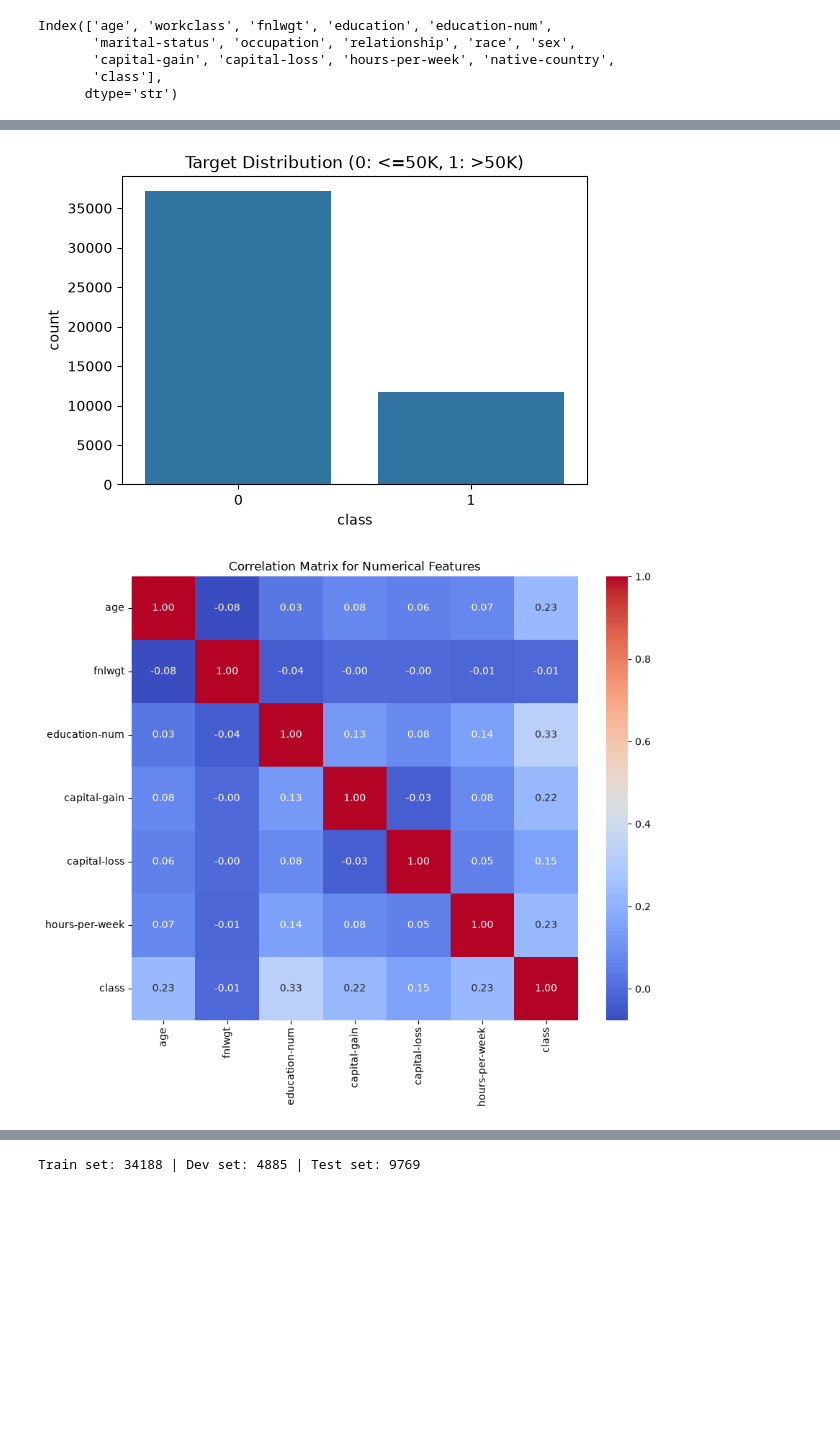
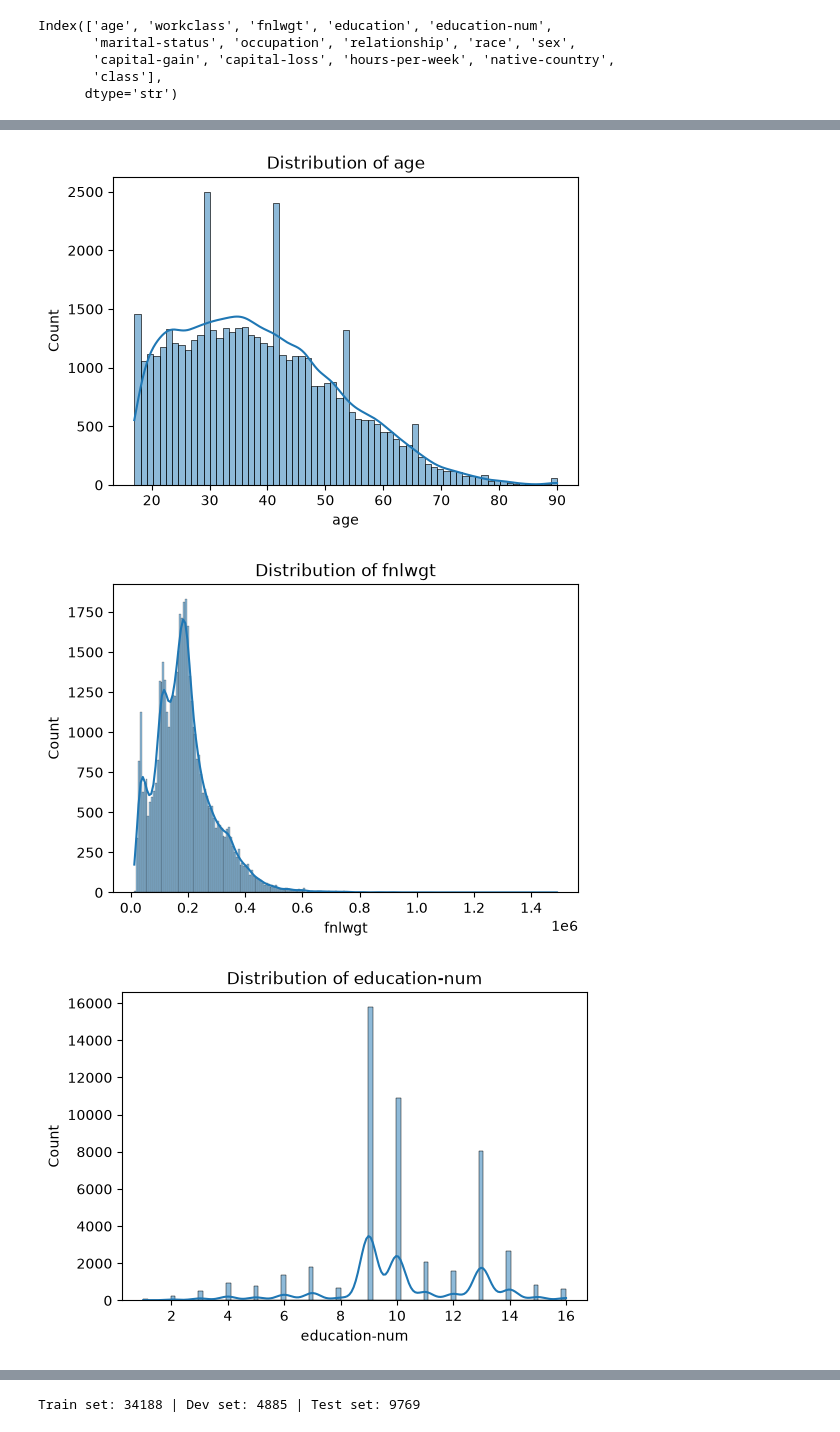
Before and after one commit to MuhammadM434-prog/Web-3-Geeks-Internship, a Jupyter notebook: Week 1/Day 1/Week1Day1Tasks.ipynb, the cells around one changed output, grey strips where cells are left out. Drawn from its saved outputs; the diff is of its cells as text; code cells hidden in the pictures; blank space fills up the shorter version.

```diff
--- a/Week 1/Day 1/Week1Day1Tasks.ipynb
+++ b/Week 1/Day 1/Week1Day1Tasks.ipynb
@@ -49,7 +51,6 @@ import matplotlib.pyplot as plt
 import seaborn as sns
 # Convert target labels to 0 and 1
 df['class'] = df['class'].str.strip().map({'<=50K': 0, '>50K': 1})
-
 # Display dataset shape, data types, and non-null counts
 print("Dataset Shape:", df.shape)
 print("\n--- Data Types & Info ---")
@@ -66,49 +67,25 @@ display(df.describe(include=['object', 'category']).T)
 # Replace string '?' placeholders with NaN if present
 df.replace('?', np.nan, inplace=True)
 
-# Calculate absolute and percentage missing values per column
-missing_data = pd.DataFrame({
-    'Missing Values': df.isnull().sum(),
-    'Percentage (%)': (df.isnull().sum() / len(df)) * 100
-})
-display(missing_data[missing_data['Missing Values'] > 0])
-
-# Imputation Strategy
-# 1. Categorical features: Fill missing values with 'Unknown'
-cat_cols = ['workclass', 'occupation', 'native-country']
-# Convert categorical columns to string/object type first
-for col in cat_cols:
-    if col in df.columns:
-        df[col] = df[col].astype(str)
-        # Replace 'nan' string or actual NaNs with 'Unknown'
-        df[col] = df[col].replace(['nan', 'NaN', '?'], 'Unknown')
-        df[col] = df[col].fillna('Unknown')
-
-# 2. Numerical features: Fill with median (if any exist)
 num_cols = df.select_dtypes(include=[np.number]).columns
 for col in num_cols:
-    if df[col].isnull().sum() > 0:
-        df[col] = df[col].fillna(df[col].median())
+    plt.figure(figsize=(6, 4))
+    sns.histplot(df[col], kde=True)
+    plt.title(f"Distribution of {col}")
+    plt.show()
 
-# Target Variable Distribution
-print("Target Class Breakdown:")
-print(df['class'].value_counts(normalize=True) * 100)
+cat_cols = df.select_dtypes(include=['object', 'category']).columns
+for col in cat_cols:
+    plt.figure(figsize=(8, 4))
+    sns.countplot(y=col, data=df, order=df[col].value_counts().index)
+    plt.title(f"Distribution of {col}")
+    plt.show()
 
-# Check Skewness of numerical values (e.g., capital-gain and capital-loss are highly skewed)
-print("\n--- Feature Skewness ---")
-print(df[num_cols].skew())
-
-# Plot target distribution
+# Plot target distribution for summary table
 plt.figure(figsize=(6, 4))
 sns.countplot(x='class', data=df)
 plt.title("Target Distribution (0: <=50K, 1: >50K)")
 plt.show()
-
-# Plot numerical feature correlations
-plt.figure(figsize=(10, 8))
-sns.heatmap(df[num_cols].corr(), annot=True, cmap='coolwarm', fmt=".2f")
-plt.title("Correlation Matrix for Numerical Features")
-plt.show()
 # %% [output]
 Dataset Shape: (48842, 15)
 
@@ -167,2 +125,3 @@ dtype: float64
-[figure, old version]
+[figure, new version]
-[figure, old version]
+[figure, new version]
+[figure, added]
```
Also changed, not shown: parts of 12 cells of this notebook, 1 other file.
